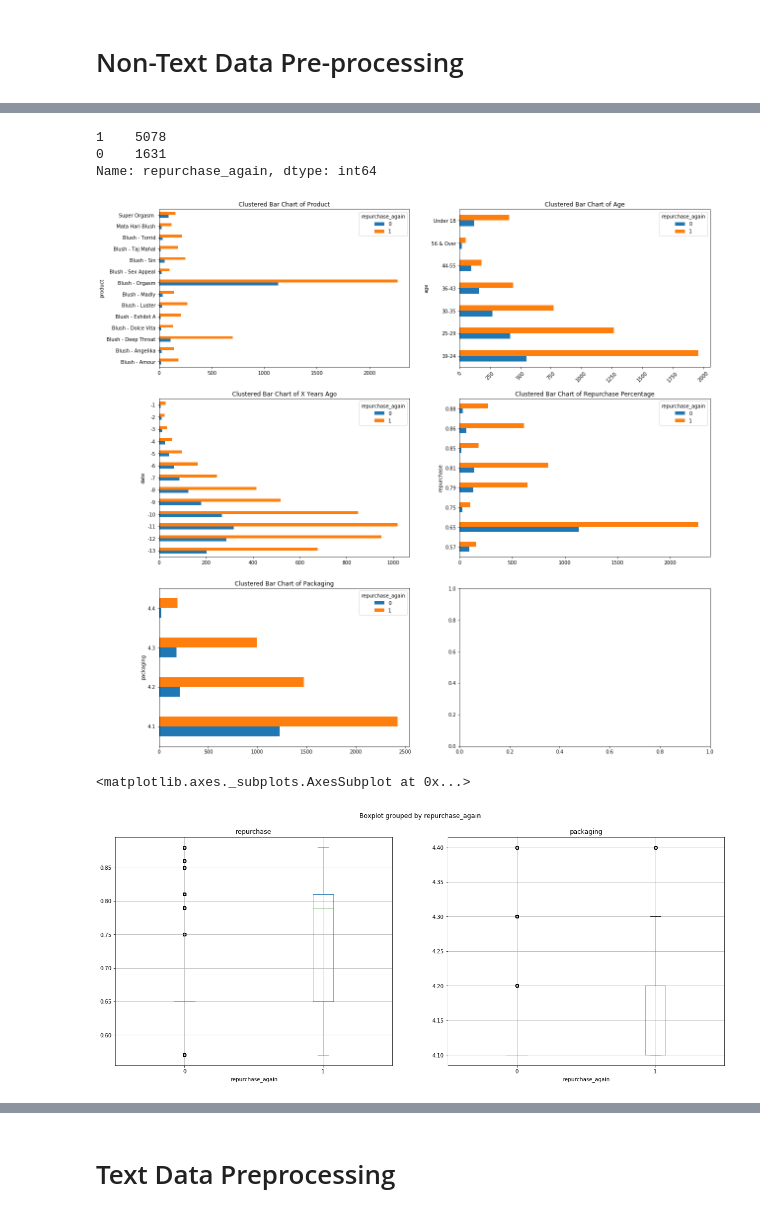
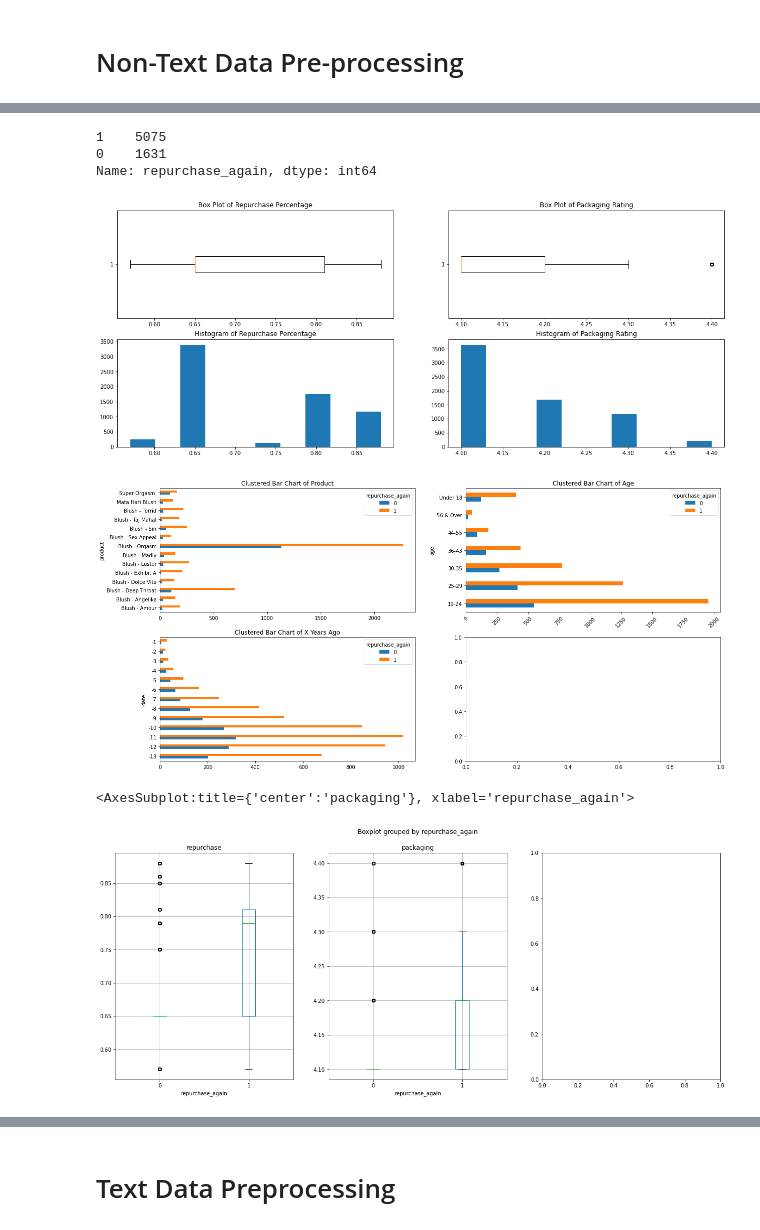
Before and after one commit to kohmin/makeupreviews, a Jupyter notebook: Data Exploration & Preprocessing.ipynb, the cells around one changed output, grey strips where cells are left out. Cells and saved outputs as stored; diff of their text form; code cells hidden in the pictures.

Commit message:
added additional data exploration and standardize numerical columns for non-text

```diff
--- a/Data Exploration & Preprocessing.ipynb
+++ b/Data Exploration & Preprocessing.ipynb
@@ -301,3 +325,6 @@ Name: review_length, dtype: float64
+# %%
+# Remove reviews that contains "*Click on "Continued>>"
+products = products[~products['review'].str.contains('\*Click on "Continued>>')]
 # %%
 # Check for review with 0 length
 products[products['review_length'] == 0]
@@ -454,7 +476,7 @@ words.head(20)
 # Non-Text Data Pre-processing
 # %%
 # Drop not useful columns
-products.drop(columns=['index','price','user_id'], inplace=True)
+products.drop(columns=['df_index','price','user_id'], inplace=True)
 # %%
 # Drop data from more than 13 years ago and regroup 'months ago' rows to 'a year ago'
 # Drop older years and group months to first year
@@ -491,6 +513,6 @@ See the caveats in the documentation: http://pandas.pydata.org/pandas-docs/stabl
 # %%
 # Relabel 'ratings' column to repurchase again (1) if ratings 4/5 else won't repurchase again (0)
-products['repurchase_again'] = products['ratings'].apply(lambda x: 0 if float(x) < 4 else 1 )
+products['repurchase_again'] = products['ratings'].apply(lambda x: 0 if x < 4 else 1 )
 products.drop(['ratings'], axis=1, inplace=True)
 products.head()
 # %% [output]
@@ -513,45 +534,58 @@ See the caveats in the documentation: http://pandas.pydata.org/pandas-docs/stabl
 products['repurchase_again'].value_counts()
 # No need to account for class imbalance
 # %% [output]
-1    5078
+1    5075
 0    1631
 Name: repurchase_again, dtype: int64
+# %%
+# Boxplot and histogram of Repurchase and Packaging columns
+fig, ax = plt.subplots(2,2,figsize=(20,8))
+ax[0,0].boxplot(products['repurchase'],vert=False)
+ax[0,0].title.set_text('Box Plot of Repurchase Percentage')
+ax[1,0].hist(products['repurchase'])
+ax[1,0].title.set_text('Histogram of Repurchase Percentage')
+ax[0,1].boxplot(products['packaging'],vert=False)
+ax[0,1].title.set_text('Box Plot of Packaging Rating')
+ax[1,1].hist(products['packaging'])
+ax[1,1].title.set_text('Histogram of Packaging Rating')
+# %% [output]
+[figure, added]
 # %%
 # Plot distribution for Product, Age, Date, Repurchase and Packaging
-fig, ax = plt.subplots(3,2,figsize=(20,20))
+fig, ax = plt.subplots(2,2,figsize=(20,10))
 products.groupby(['product','repurchase_again'])['repurchase_again'].count().unstack().plot(kind='barh',ax=ax[0,0])
 ax[0,0].title.set_text('Clustered Bar Chart of Product')
 ax[0,0].tick_params(axis='x', labelrotation=0)
 
 products.groupby(['age','repurchase_again'])['repurchase_again'].count().unstack().plot(kind='barh',ax=ax[0,1])
 ax[0,1].title.set_text('Clustered Bar Chart of Age')
 ax[0,1].tick_params(axis='x', labelrotation=45)
 
 products.groupby(['date','repurchase_again'])['repurchase_again'].count().unstack().plot(kind='barh',ax=ax[1,0])
 ax[1,0].title.set_text('Clustered Bar Chart of X Years Ago')
 ax[1,0].tick_params(axis='x', labelrotation=0)
 
-products.groupby(['repurchase','repurchase_again'])['repurchase_again'].count().unstack().plot(kind='barh',ax=ax[1,1])
-ax[1,1].title.set_text('Clustered Bar Chart of Repurchase Percentage')
-ax[1,1].tick_params(axis='x', labelrotation=0)
+# products.groupby(['repurchase','repurchase_again'])['repurchase_again'].count().unstack().plot(kind='barh',ax=ax[1,1])
+# ax[1,1].title.set_text('Clustered Bar Chart of Repurchase Percentage')
+# ax[1,1].tick_params(axis='x', labelrotation=0)
 
-products.groupby(['packaging','repurchase_again'])['repurchase_again'].count().unstack().plot(kind='barh',ax=ax[2,0])
-ax[2,0].title.set_text('Clustered Bar Chart of Packaging')
-ax[2,0].tick_params(axis='x', labelrotation=0)
+# products.groupby(['packaging','repurchase_again'])['repurchase_again'].count().unstack().plot(kind='barh',ax=ax[2,0])
+# ax[2,0].title.set_text('Clustered Bar Chart of Packaging Rating')
+# ax[2,0].tick_params(axis='x', labelrotation=0)
 
 # Generally, most people are willing to repurchase in every category
 # 65% Repurchase Percentage, Blush - Orgasm and 4.1 Packaging Rating have a much higher proportion of those not willing to repurchase; should analyze these groups
 # %% [output]
-[figure, old version]
+[figure, new version]
 # %%
 # Boxplot of repurchase and packaging attributes by repurchase_again
-fig, ax = plt.subplots(1,2,figsize=(20,8))
+fig, ax = plt.subplots(1,3,figsize=(20,8))
 products.boxplot('repurchase', by='repurchase_again', ax=ax[0])
 products.boxplot('packaging', by='repurchase_again', ax=ax[1])
 # Those likely to repurchase again have give higher repurchase ratings and packaging ratings
 # %% [output]
-<matplotlib.axes._subplots.AxesSubplot at 0x...>
+<AxesSubplot:title={'center':'packaging'}, xlabel='repurchase_again'>
-[figure, old version]
+[figure, new version]
 # %%
 products.corr()
 # %% [output]
```
Also changed, not shown: parts of 46 cells of this notebook.
